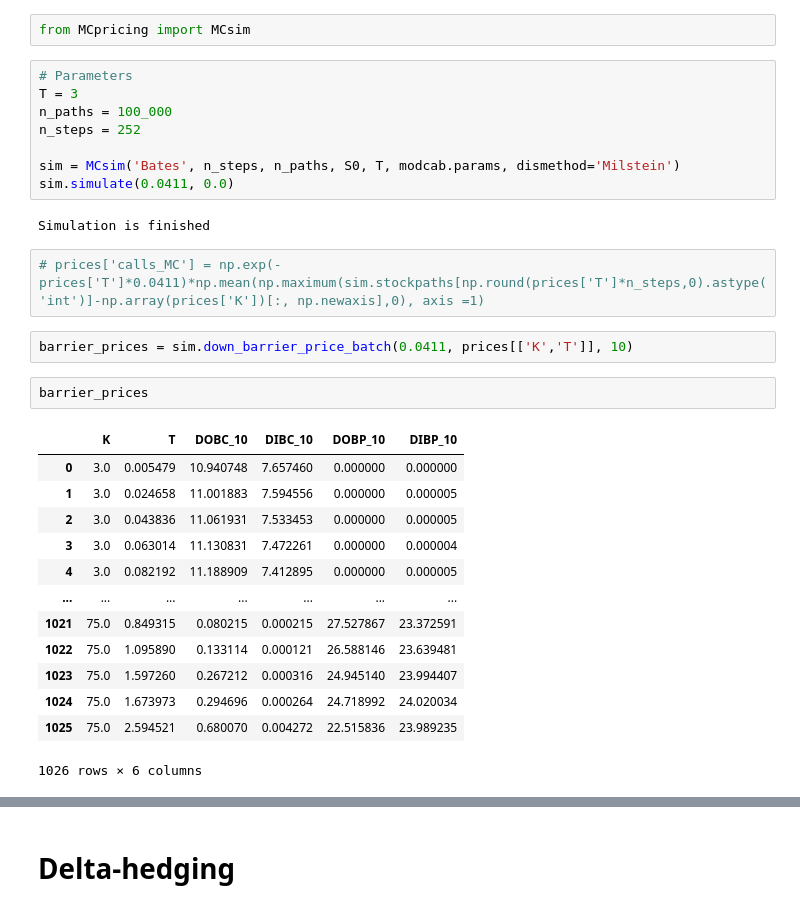
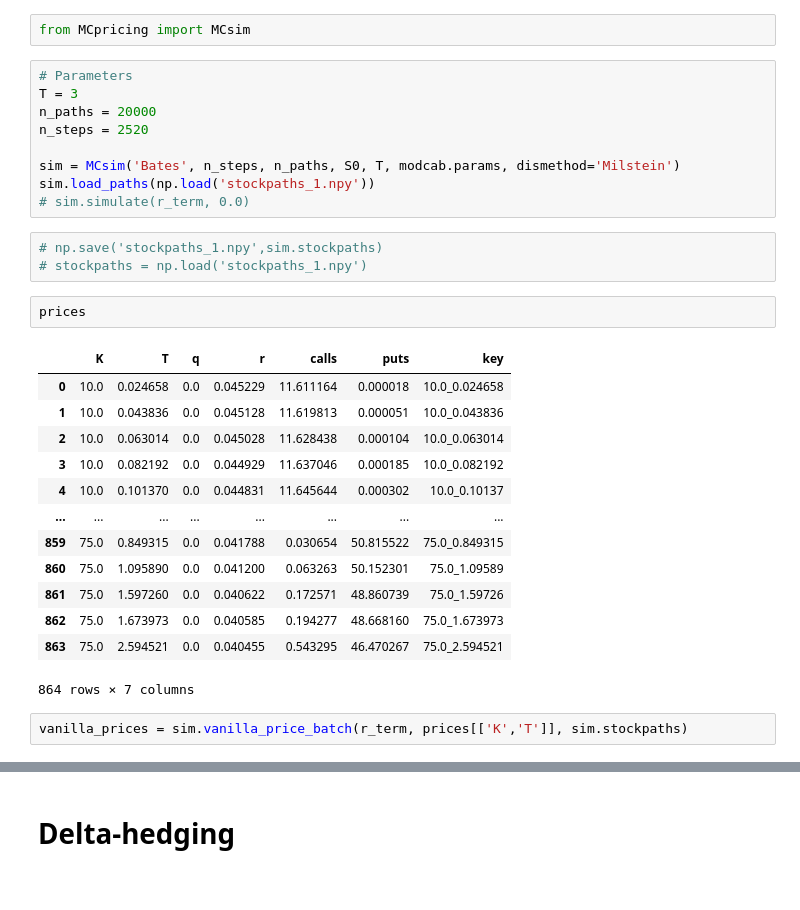
Before and after one commit to Naxzele/BonusCert, a Jupyter notebook: BonusCert.ipynb, the cells around one changed output, grey strips where cells are left out. Drawn from its saved outputs; the diff is of its cells as text.

```diff
--- a/BonusCert.ipynb
+++ b/BonusCert.ipynb
@@ -313,30 +282,30 @@ from MCpricing import MCsim
 # %%
 # Parameters
 T = 3
-n_paths = 100_000
-n_steps = 252
+n_paths = 20000
+n_steps = 2520
 
 sim = MCsim('Bates', n_steps, n_paths, S0, T, modcab.params, dismethod='Milstein')
-sim.simulate(0.0411, 0.0)
+sim.load_paths(np.load('stockpaths_1.npy'))
+# sim.simulate(r_term, 0.0)
-# %% [output]
-Simulation is finished
-# %%
-# prices['calls_MC'] = np.exp(-prices['T']*0.0411)*np.mean(np.maximum(sim.stockpaths[np.round(prices['T']*n_steps,0).astype('int')]-np.array(prices['K'])[:, np.newaxis],0), axis =1)
-# %%
-barrier_prices = sim.down_barrier_price_batch(0.0411, prices[['K','T']], 10)
-# %%
-barrier_prices
-# %% [output]
-|  | K | T | DOBC_10 | DIBC_10 | DOBP_10 | DIBP_10 |
-| 0 | 3.0 | 0.005479 | 10.940748 | 7.657460 | 0.000000 | 0.000000 |
-| 1 | 3.0 | 0.024658 | 11.001883 | 7.594556 | 0.000000 | 0.000005 |
-| 2 | 3.0 | 0.043836 | 11.061931 | 7.533453 | 0.000000 | 0.000005 |
-| 3 | 3.0 | 0.063014 | 11.130831 | 7.472261 | 0.000000 | 0.000004 |
-| 4 | 3.0 | 0.082192 | 11.188909 | 7.412895 | 0.000000 | 0.000005 |
-| ... | ... | ... | ... | ... | ... | ... |
-| 1021 | 75.0 | 0.849315 | 0.080215 | 0.000215 | 27.527867 | 23.372591 |
-| 1022 | 75.0 | 1.095890 | 0.133114 | 0.000121 | 26.588146 | 23.639481 |
-| 1023 | 75.0 | 1.597260 | 0.267212 | 0.000316 | 24.945140 | 23.994407 |
-| 1024 | 75.0 | 1.673973 | 0.294696 | 0.000264 | 24.718992 | 24.020034 |
-| 1025 | 75.0 | 2.594521 | 0.680070 | 0.004272 | 22.515836 | 23.989235 |
-1026 rows × 6 columns
+# %%
+# np.save('stockpaths_1.npy',sim.stockpaths)
+# stockpaths = np.load('stockpaths_1.npy')
+# %%
+prices
+# %% [output]
+|  | K | T | q | r | calls | puts | key |
+| 0 | 10.0 | 0.024658 | 0.0 | 0.045229 | 11.611164 | 0.000018 | 10.0_0.024658 |
+| 1 | 10.0 | 0.043836 | 0.0 | 0.045128 | 11.619813 | 0.000051 | 10.0_0.043836 |
+| 2 | 10.0 | 0.063014 | 0.0 | 0.045028 | 11.628438 | 0.000104 | 10.0_0.063014 |
+| 3 | 10.0 | 0.082192 | 0.0 | 0.044929 | 11.637046 | 0.000185 | 10.0_0.082192 |
+| 4 | 10.0 | 0.101370 | 0.0 | 0.044831 | 11.645644 | 0.000302 | 10.0_0.10137 |
+| ... | ... | ... | ... | ... | ... | ... | ... |
+| 859 | 75.0 | 0.849315 | 0.0 | 0.041788 | 0.030654 | 50.815522 | 75.0_0.849315 |
+| 860 | 75.0 | 1.095890 | 0.0 | 0.041200 | 0.063263 | 50.152301 | 75.0_1.09589 |
+| 861 | 75.0 | 1.597260 | 0.0 | 0.040622 | 0.172571 | 48.860739 | 75.0_1.59726 |
+| 862 | 75.0 | 1.673973 | 0.0 | 0.040585 | 0.194277 | 48.668160 | 75.0_1.673973 |
+| 863 | 75.0 | 2.594521 | 0.0 | 0.040455 | 0.543295 | 46.470267 | 75.0_2.594521 |
+864 rows × 7 columns
+# %%
+vanilla_prices = sim.vanilla_price_batch(r_term, prices[['K','T']], sim.stockpaths)
```
Also changed, not shown: parts of 26 cells of this notebook, 2 other files.
